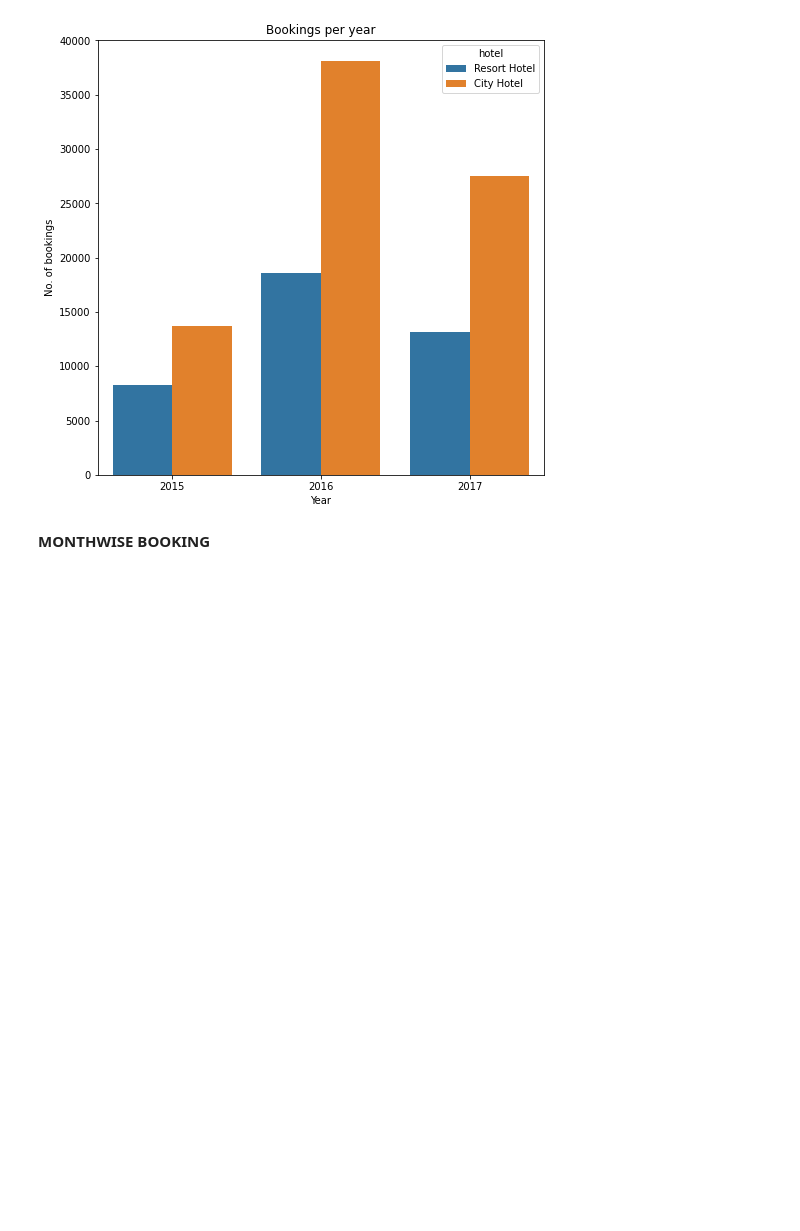
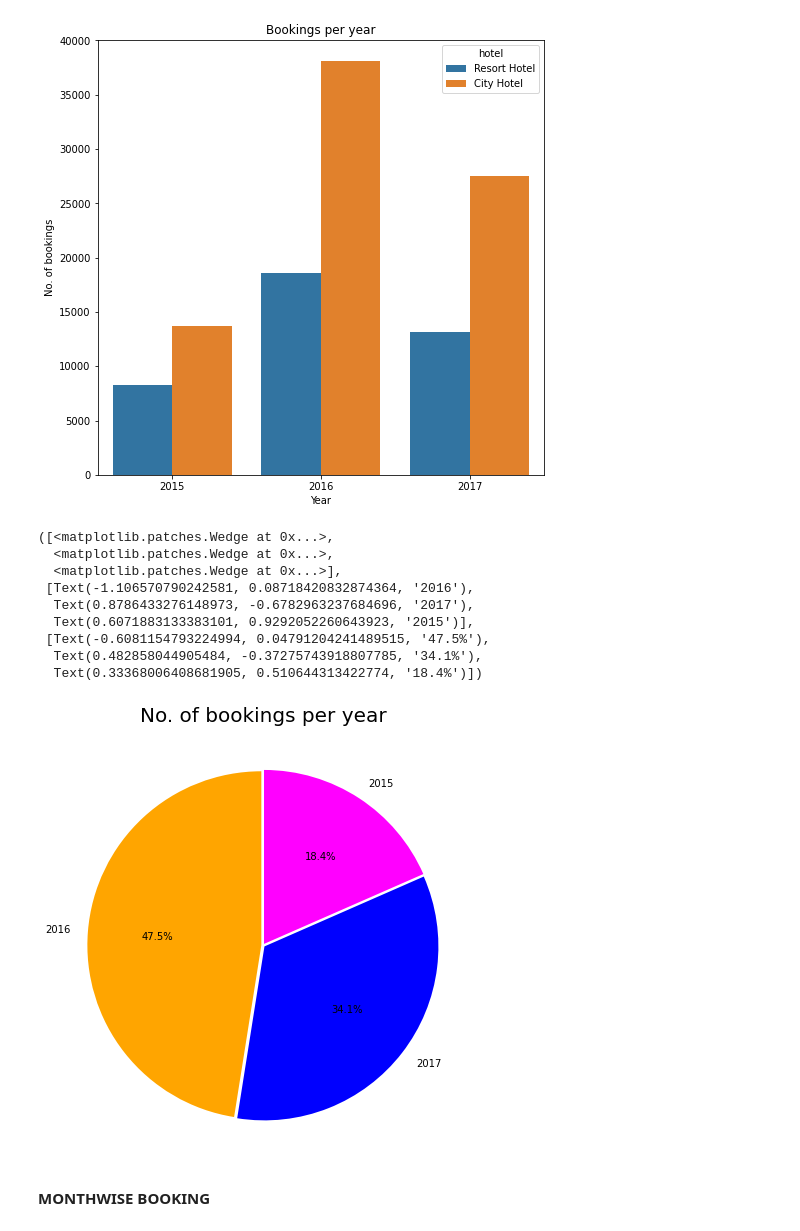
Before and after one commit to rinkeshdas01/Hotel_Booking_Analysis, a Jupyter notebook: Copy_of_Hotel_Booking_Analysis_Capstone_Project.ipynb, the cells around one changed output. Drawn from its saved outputs; the diff is of its cells as text; code cells hidden in the pictures; blank space fills up the shorter version.

```diff
--- a/Copy_of_Hotel_Booking_Analysis_Capstone_Project.ipynb
+++ b/Copy_of_Hotel_Booking_Analysis_Capstone_Project.ipynb
@@ -384,6 +384,26 @@ plt.ylabel('No. of bookings')
 # %% [output]
 Text(0, 0.5, 'No. of bookings')
 [figure]
+# %%
+plt.rcParams['figure.figsize']=8,8
+labels=df['arrival_date_year'].value_counts().index.tolist()
+values=df['arrival_date_year'].value_counts().tolist()
+colors=['orange','blue','magenta']
+explode=[0.01]*3
+plt.title('No. of bookings per year', fontsize=20)
+
+plt.pie(values,labels=labels,explode=explode,colors=colors,autopct='%1.1f%%',startangle=90)
+# %% [output]
+([<matplotlib.patches.Wedge at 0x...>,
+  <matplotlib.patches.Wedge at 0x...>,
+  <matplotlib.patches.Wedge at 0x...>],
+ [Text(-1.106570790242581, 0.08718420832874364, '2016'),
+  Text(0.8786433276148973, -0.6782963237684696, '2017'),
+  Text(0.6071883133383101, 0.9292052260643923, '2015')],
+ [Text(-0.6081154793224994, 0.04791204241489515, '47.5%'),
+  Text(0.482858044905484, -0.37275743918807785, '34.1%'),
+  Text(0.33368006408681905, 0.510644313422774, '18.4%')])
+[figure, added]
 # %% [markdown]
 **MONTHWISE BOOKING**
 # %%
```
Also changed, not shown: parts of 26 cells of this notebook.
